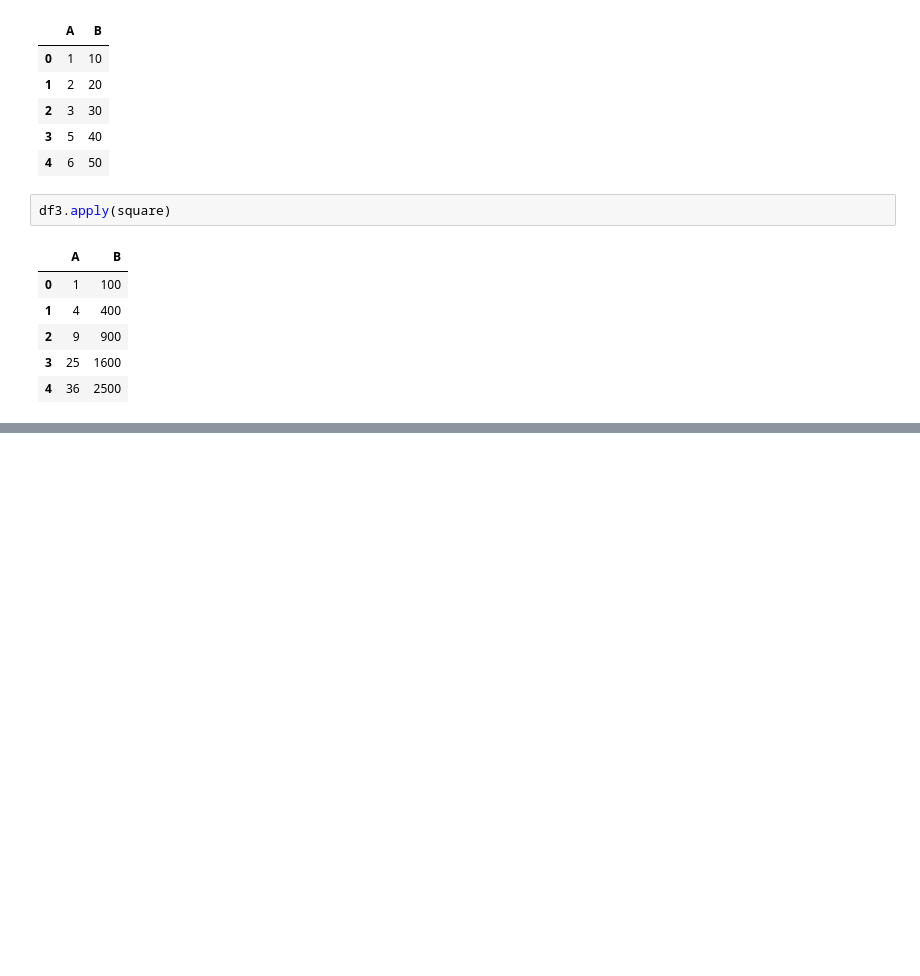
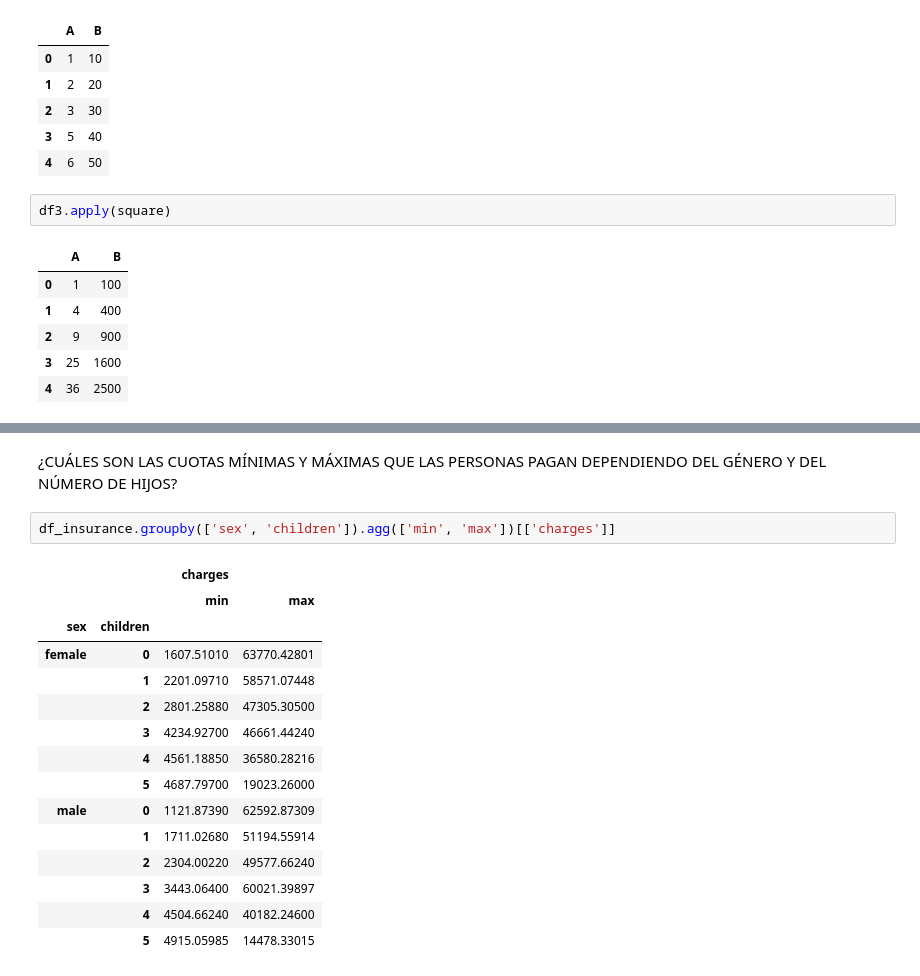
Before and after one commit to karencl/SemanaTec, a Jupyter notebook: Repo_SemanaTec.ipynb, the cells around one changed output, grey strips where cells are left out. Drawn from its saved outputs; the diff is of its cells as text; blank space fills up the shorter version.

```diff
--- a/Repo_SemanaTec.ipynb
+++ b/Repo_SemanaTec.ipynb
@@ -224,0 +314,20 @@ df3.apply(square)
+# %% [markdown]
+¿CUÁLES SON LAS CUOTAS MÍNIMAS Y MÁXIMAS QUE LAS PERSONAS PAGAN DEPENDIENDO DEL GÉNERO Y DEL NÚMERO DE HIJOS?
+# %%
+df_insurance.groupby(['sex', 'children']).agg(['min', 'max'])[['charges']]
+# %% [output]
+|  |  | charges |  |
+|  |  | min | max |
+| sex | children |  |  |
+| female | 0 | 1607.51010 | 63770.42801 |
+|  | 1 | 2201.09710 | 58571.07448 |
+|  | 2 | 2801.25880 | 47305.30500 |
+|  | 3 | 4234.92700 | 46661.44240 |
+|  | 4 | 4561.18850 | 36580.28216 |
+|  | 5 | 4687.79700 | 19023.26000 |
+| male | 0 | 1121.87390 | 62592.87309 |
+|  | 1 | 1711.02680 | 51194.55914 |
+|  | 2 | 2304.00220 | 49577.66240 |
+|  | 3 | 3443.06400 | 60021.39897 |
+|  | 4 | 4504.66240 | 40182.24600 |
+|  | 5 | 4915.05985 | 14478.33015 |
```
Also changed, not shown: parts of 19 cells of this notebook, 1 other file.
